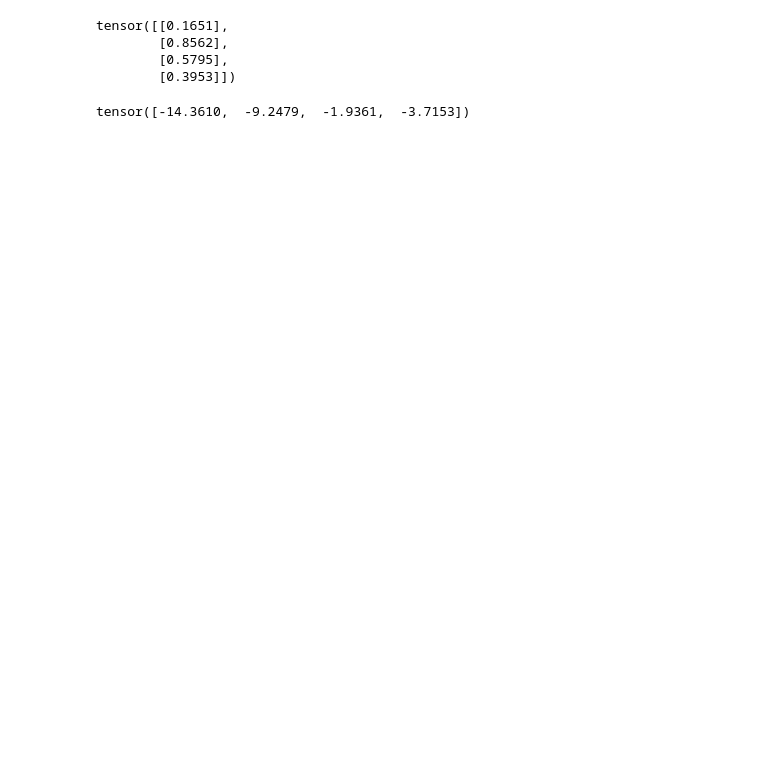
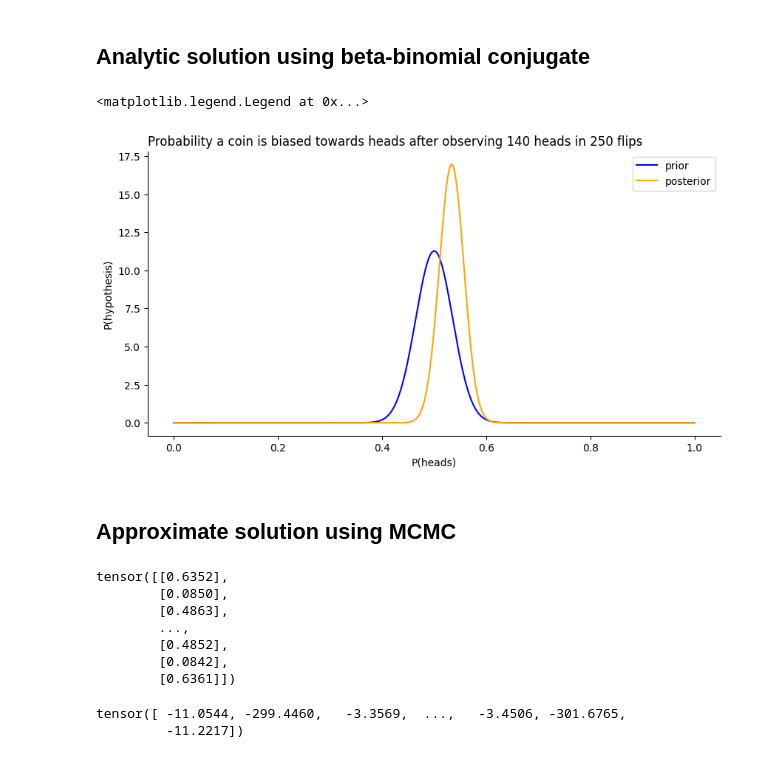
Before and after one commit to libertininick/bayesian-stats, a Jupyter notebook: notebooks/mcmc.ipynb, the cells around one changed output. Saved outputs shown, nothing was run; the diff lists cells and outputs as text; code cells hidden in the pictures; blank space fills up the shorter version.

```diff
--- a/notebooks/mcmc.ipynb
+++ b/notebooks/mcmc.ipynb
@@ -15,3 +18,27 @@ The autoreload extension is already loaded. To reload it, use:
+# %% [markdown]
+## Analytic solution using beta-binomial conjugate
+# %%
+prior = dist.Beta(100, 100)
+posterior = dist.Beta(100 + 140, 100 + 250 - 140)
+_, ax = plt.subplots(figsize=(10,5))
+
+p_heads = torch.linspace(0, 1, 1001)
+ax.plot(p_heads, torch.exp(prior.log_prob(p_heads)), label="prior", color="blue")
+ax.plot(p_heads, torch.exp(posterior.log_prob(p_heads)), label="posterior", color="orange")
+ax.spines[['right', 'top']].set_visible(False)
+ax.set_title(
+    "Probability a coin is biased towards heads after observing 140 heads in 250 flips",
+    loc='left',
+    fontdict={'fontsize': 12}
+)
+ax.set_xlabel("P(heads)")
+ax.set_ylabel("P(hypothesis)")
+ax.legend()
+# %% [output]
+<matplotlib.legend.Legend at 0x...>
+[figure, added]
+# %% [markdown]
+## Approximate solution using MCMC
 # %%
 def prior(a: float, b: float, p: Tensor) -> Tensor:
     return dist.Beta(a, b).log_prob(p)
@@ -19,19 +46,23 @@ def prior(a: float, b: float, p: Tensor) -> Tensor:
 def likelihood(p: Tensor, n: int, k: int) -> Tensor:
     return dist.Binomial(total_count=n, probs=p).log_prob(torch.tensor(k))
 # %%
-samples = initialize_samples([(0,1)], num_samples=2**2)
+samples = initialize_samples([(0,1)], num_samples=2**10)
 samples
 # %% [output]
-tensor([[0.1651],
-        [0.8562],
-        [0.5795],
-        [0.3953]])
+tensor([[0.6352],
+        [0.0850],
+        [0.4863],
+        ...,
+        [0.4852],
+        [0.0842],
+        [0.6361]])
 # %%
 get_sample_log_prob(
     parameters=["p"],
     samples=samples,
-    likelihood=partial(likelihood, n=30, k=17),
-    prior=partial(prior, a=1, b=1),
+    likelihood=partial(likelihood, n=250, k=140),
+    prior=partial(prior, a=100, b=100),
 )
 # %% [output]
-tensor([-14.3610,  -9.2479,  -1.9361,  -3.7153])
+tensor([ -11.0544, -299.4460,   -3.3569,  ...,   -3.4506, -301.6765,
+         -11.2217])
```
Also changed, not shown: parts of 4 cells of this notebook.
